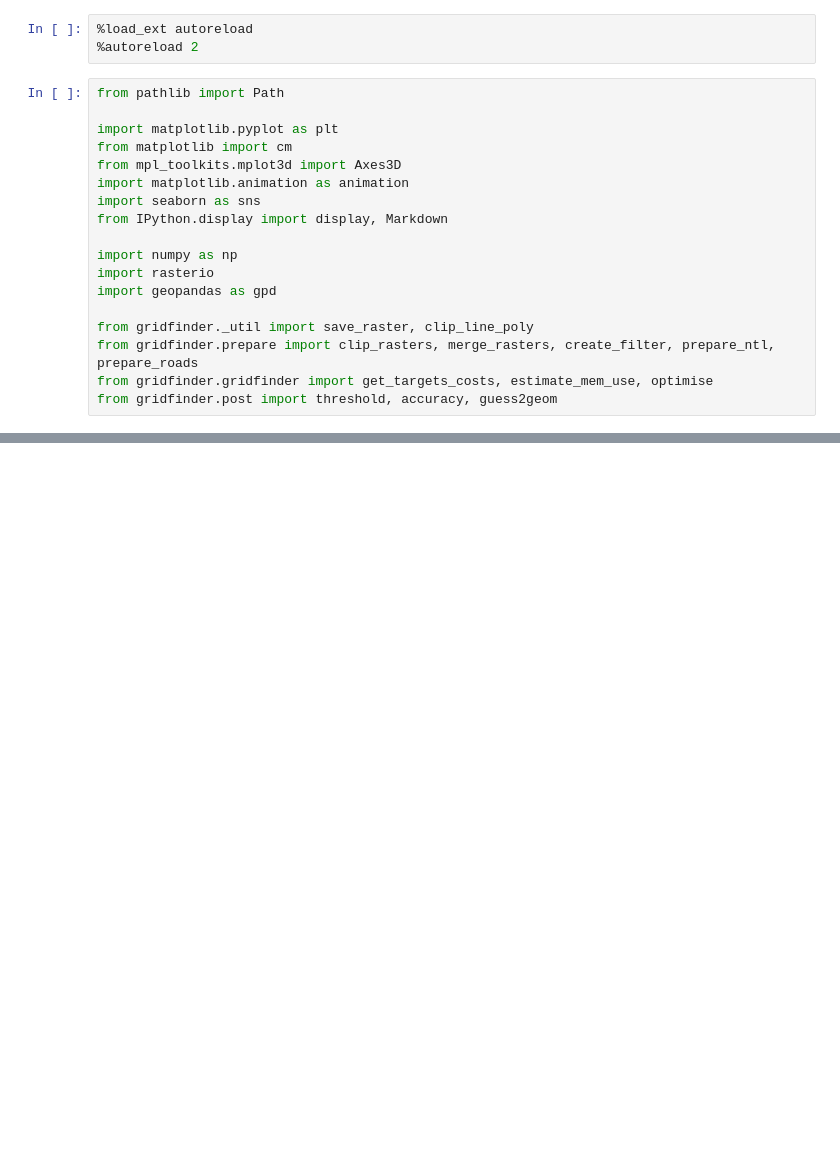
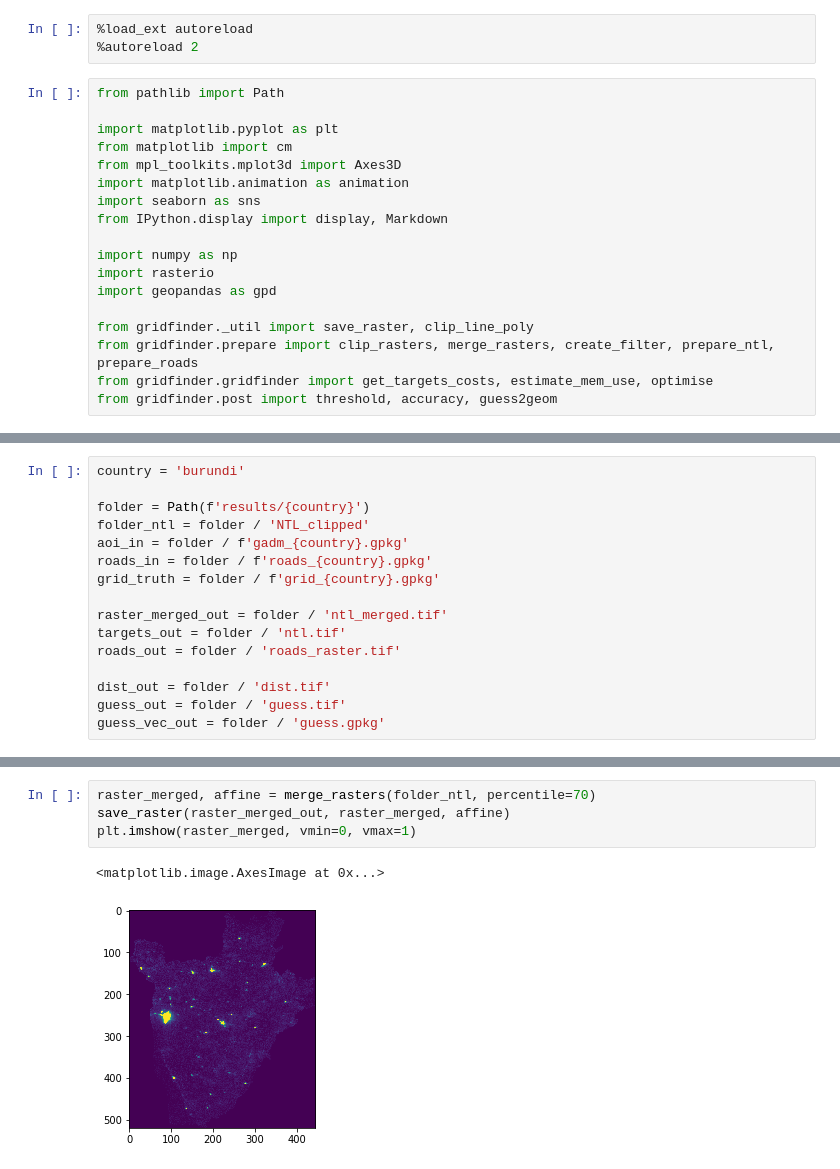
Before and after one commit to carderne/gridfinder, a Jupyter notebook: gridfinder.ipynb, the cells around one changed output, grey strips where cells are left out. Drawn from its saved outputs; the diff is of its cells as text; blank space fills up the shorter version.

```diff
--- a/gridfinder.ipynb
+++ b/gridfinder.ipynb
@@ -303,0 +27,16 @@ CPLE_NotSupported in dataset /home/chris/Documents/Code/gridfinder/uganda/guess_
+# %%
+country = 'burundi'
+
+folder = Path(f'results/{country}')
+folder_ntl = folder / 'NTL_clipped'
+aoi_in = folder / f'gadm_{country}.gpkg'
+roads_in = folder / f'roads_{country}.gpkg'
+grid_truth = folder / f'grid_{country}.gpkg'
+
+raster_merged_out = folder / 'ntl_merged.tif'
+targets_out = folder / 'ntl.tif'
+roads_out = folder / 'roads_raster.tif'
+
+dist_out = folder / 'dist.tif'
+guess_out = folder / 'guess.tif'
+guess_vec_out = folder / 'guess.gpkg'
@@ -303,0 +60,7 @@ CPLE_NotSupported in dataset /home/chris/Documents/Code/gridfinder/uganda/guess_
+# %%
+raster_merged, affine = merge_rasters(folder_ntl, percentile=70)
+save_raster(raster_merged_out, raster_merged, affine)
+plt.imshow(raster_merged, vmin=0, vmax=1)
+# %% [output]
+<matplotlib.image.AxesImage at 0x...>
+[figure, added]
```
Also changed, not shown: parts of 76 cells of this notebook, 2 other files.
